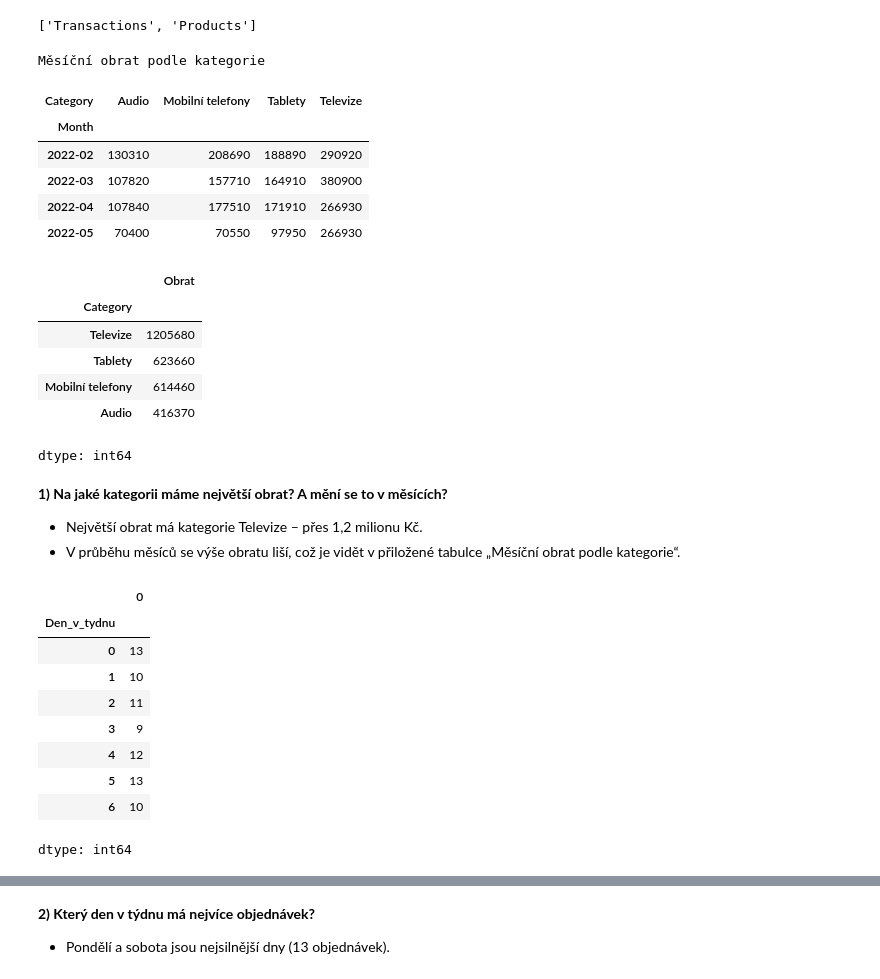
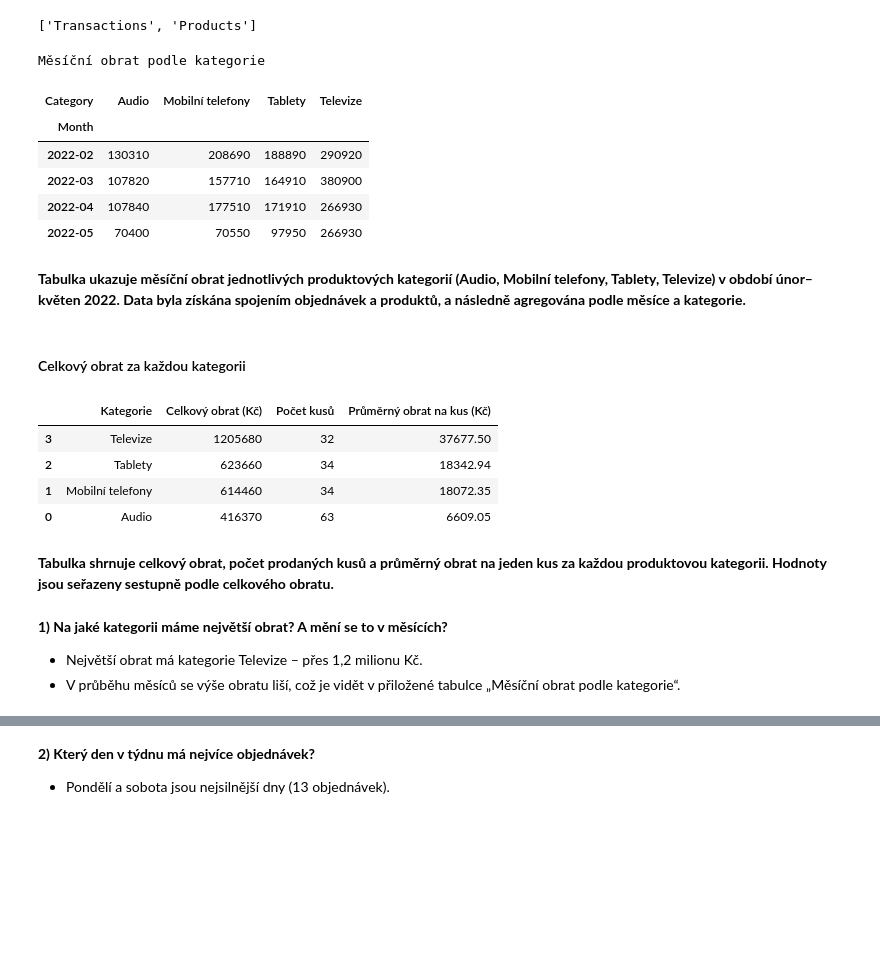
Before and after one commit to sandracumic/Test-Cross-Masters-s.r.o., a Jupyter notebook: Test_Cross_Masters_s_r_o_.ipynb, the cells around one changed output, grey strips where cells are left out. Cells and saved outputs as stored; diff of their text form; code cells hidden in the pictures; blank space fills up the shorter version.

```diff
--- a/Test_Cross_Masters_s_r_o_.ipynb
+++ b/Test_Cross_Masters_s_r_o_.ipynb
@@ -54,6 +54,11 @@ monthly_revenue_by_category = merged_df.groupby(["Month", "Category"])["Revenue"
 # Zobrazení tabulky
 from IPython.display import display, HTML
 display(HTML('<h4>Měsíční obrat podle kategorie</h4>' + monthly_revenue_by_category.to_html()))
+
+from IPython.display import Markdown, display
+display(Markdown(
+    "**Tabulka ukazuje měsíční obrat jednotlivých produktových kategorií (Audio, Mobilní telefony, Tablety, Televize) v období únor–květen 2022. Data byla získána spojením objednávek a produktů, a následně agregována podle měsíce a kategorie.**"
+))
 # %% [output]
 Měsíční obrat podle kategorie
 | Category | Audio | Mobilní telefony | Tablety | Televize |
@@ -62,31 +67,43 @@ Měsíční obrat podle kategorie
 | 2022-03 | 107820 | 157710 | 164910 | 380900 |
 | 2022-04 | 107840 | 177510 | 171910 | 266930 |
 | 2022-05 | 70400 | 70550 | 97950 | 266930 |
+**Tabulka ukazuje měsíční obrat jednotlivých produktových kategorií (Audio, Mobilní telefony, Tablety, Televize) v období únor–květen 2022. Data byla získána spojením objednávek a produktů, a následně agregována podle měsíce a kategorie.**
-# %%
-spojeno.groupby("Category")["Obrat"].sum().sort_values(ascending=False)
-# %% [output]
-|  | Obrat |
-| Category |  |
-| Televize | 1205680 |
-| Tablety | 623660 |
-| Mobilní telefony | 614460 |
-| Audio | 416370 |
-dtype: int64
+# %%
+# Výpočet celkového obratu a prodaného množství podle kategorie
+obrat_kusy = spojeno.groupby("Category").agg({
+    "Obrat": "sum",
+    "Quantity": "sum"
+}).reset_index()
+
+# Výpočet průměrného obratu na kus
+obrat_kusy["Průměrný obrat na kus"] = (obrat_kusy["Obrat"] / obrat_kusy["Quantity"]).round(2)
+
+# Zaokrouhlení celkového obratu a seřazení tabulky sestupně
+obrat_kusy["Obrat"] = obrat_kusy["Obrat"].round(2)
+obrat_kusy = obrat_kusy.sort_values("Obrat", ascending=False)
+
+# Přejmenování sloupců
+obrat_kusy.columns = ["Kategorie", "Celkový obrat (Kč)", "Počet kusů", "Průměrný obrat na kus (Kč)"]
+
+# Zobrazení s názvem
+from IPython.display import display, HTML
+
+display(HTML("<h4>Celkový obrat za každou kategorii</h4>"))
+display(obrat_kusy)
+
+display(Markdown(
+    "**Tabulka shrnuje celkový obrat, počet prodaných kusů a průměrný obrat na jeden kus za každou produktovou kategorii. Hodnoty jsou seřazeny sestupně podle celkového obratu.**"
+))
+# %% [output]
+Celkový obrat za každou kategorii
+|  | Kategorie | Celkový obrat (Kč) | Počet kusů | Průměrný obrat na kus (Kč) |
+| 3 | Televize | 1205680 | 32 | 37677.50 |
+| 2 | Tablety | 623660 | 34 | 18342.94 |
+| 1 | Mobilní telefony | 614460 | 34 | 18072.35 |
+| 0 | Audio | 416370 | 63 | 6609.05 |
+**Tabulka shrnuje celkový obrat, počet prodaných kusů a průměrný obrat na jeden kus za každou produktovou kategorii. Hodnoty jsou seřazeny sestupně podle celkového obratu.**
 # %% [markdown]
 **1) Na jaké kategorii máme největší obrat? A mění se to v měsících?**
 
 * Největší obrat má kategorie Televize – přes 1,2 milionu Kč.
 * V průběhu měsíců se výše obratu liší, což je vidět v přiložené tabulce „Měsíční obrat podle kategorie“.
-# %%
-spojeno.groupby(["Den_v_tydnu", "Transaction ID"]).size().reset_index().groupby("Den_v_tydnu").size()
-# %% [output]
-|  | 0 |
-| Den_v_tydnu |  |
-| 0 | 13 |
-| 1 | 10 |
-| 2 | 11 |
-| 3 | 9 |
-| 4 | 12 |
-| 5 | 13 |
-| 6 | 10 |
-dtype: int64
```
Also changed, not shown: parts of 5 cells of this notebook.
